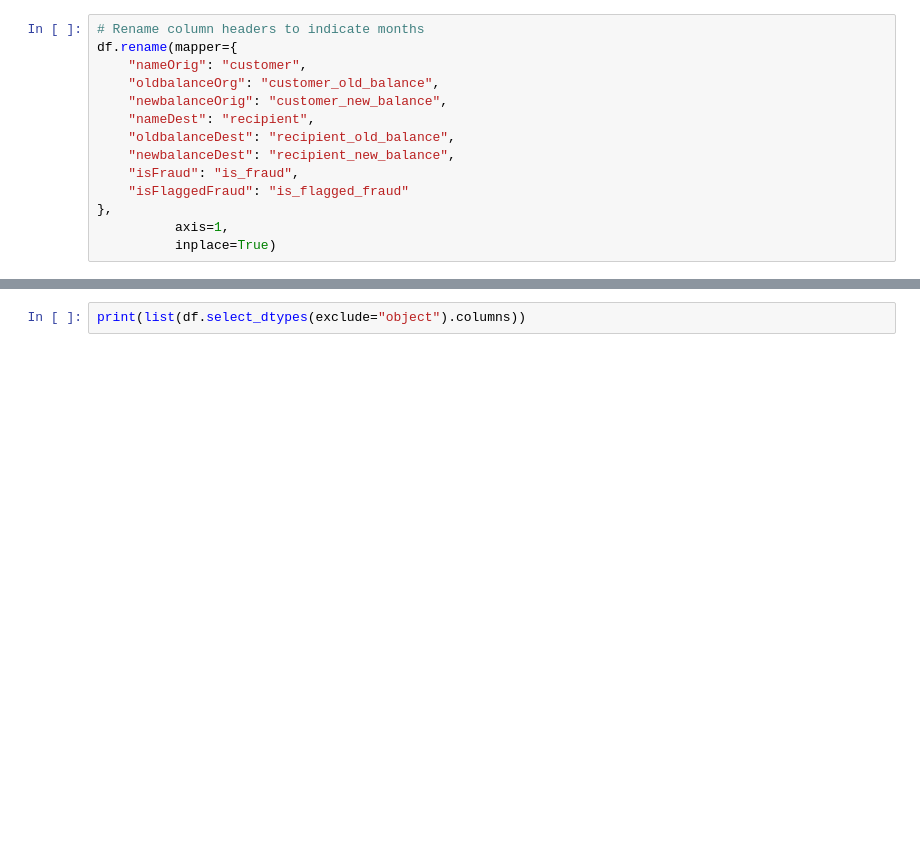
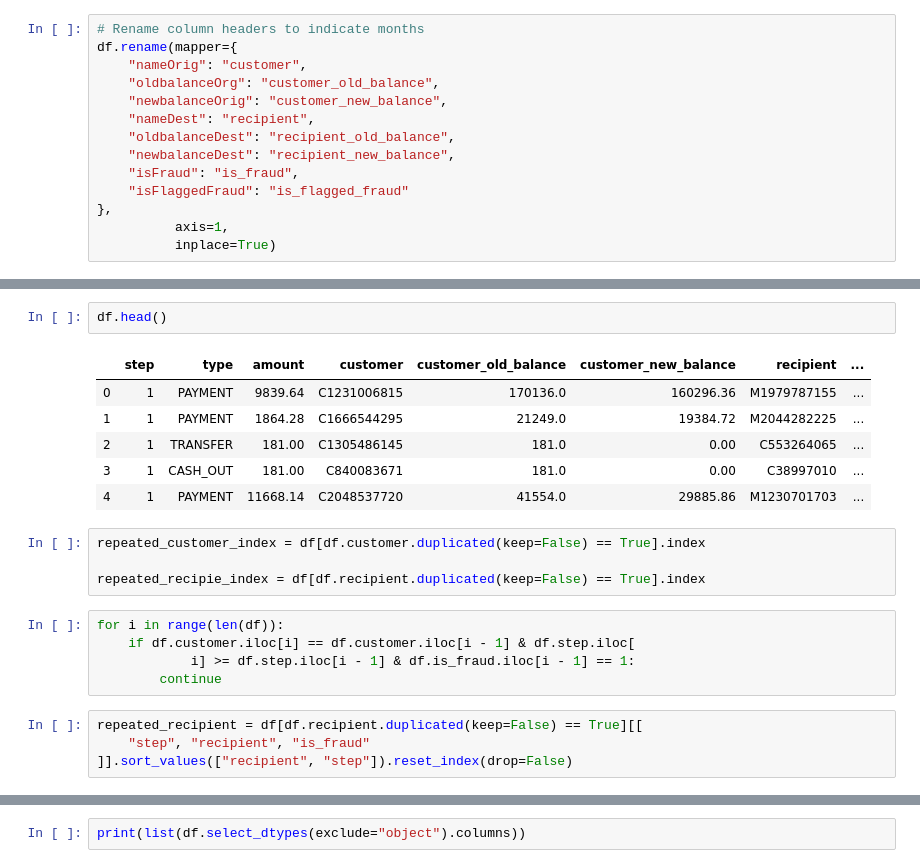
Before and after one commit to valmadrid/Detecting-Financial-Fraud-Transactions, a Jupyter notebook: financial_fraud.ipynb, the cells around one changed output, grey strips where cells are left out. Saved outputs shown, nothing was run; the diff lists cells and outputs as text; blank space fills up the shorter version.

```diff
--- a/financial_fraud.ipynb
+++ b/financial_fraud.ipynb
@@ -109,3 +114,25 @@ df.describe(include="all").T
 | recipient_new_balance | 6.36262e+06 | NaN | NaN | NaN | 1.225e+06 | 3.67413e+06 | 0 | 0 | 214661 | 1.11191e+06 | 3.56179e+08 |
 | is_fraud | 6.36262e+06 | NaN | NaN | NaN | 0.00129082 | 0.0359048 | 0 | 0 | 0 | 0 | 1 |
 | is_flagged_fraud | 6.36262e+06 | NaN | NaN | NaN | 2.51469e-06 | 0.00158577 | 0 | 0 | 0 | 0 | 1 |
+# %%
+df.head()
+# %% [output]
+|  | step | type | amount | customer | customer_old_balance | customer_new_balance | recipient | ... |
+| 0 | 1 | PAYMENT | 9839.64 | C1231006815 | 170136.0 | 160296.36 | M1979787155 | ... |
+| 1 | 1 | PAYMENT | 1864.28 | C1666544295 | 21249.0 | 19384.72 | M2044282225 | ... |
+| 2 | 1 | TRANSFER | 181.00 | C1305486145 | 181.0 | 0.00 | C553264065 | ... |
+| 3 | 1 | CASH_OUT | 181.00 | C840083671 | 181.0 | 0.00 | C38997010 | ... |
+| 4 | 1 | PAYMENT | 11668.14 | C2048537720 | 41554.0 | 29885.86 | M1230701703 | ... |
+# %%
+repeated_customer_index = df[df.customer.duplicated(keep=False) == True].index
+
+repeated_recipie_index = df[df.recipient.duplicated(keep=False) == True].index
+# %%
+for i in range(len(df)):
+    if df.customer.iloc[i] == df.customer.iloc[i - 1] & df.step.iloc[
+            i] >= df.step.iloc[i - 1] & df.is_fraud.iloc[i - 1] == 1:
+        continue
+# %%
+repeated_recipient = df[df.recipient.duplicated(keep=False) == True][[
+    "step", "recipient", "is_fraud"
+]].sort_values(["recipient", "step"]).reset_index(drop=False)
```
Also changed, not shown: parts of 6 cells of this notebook.
